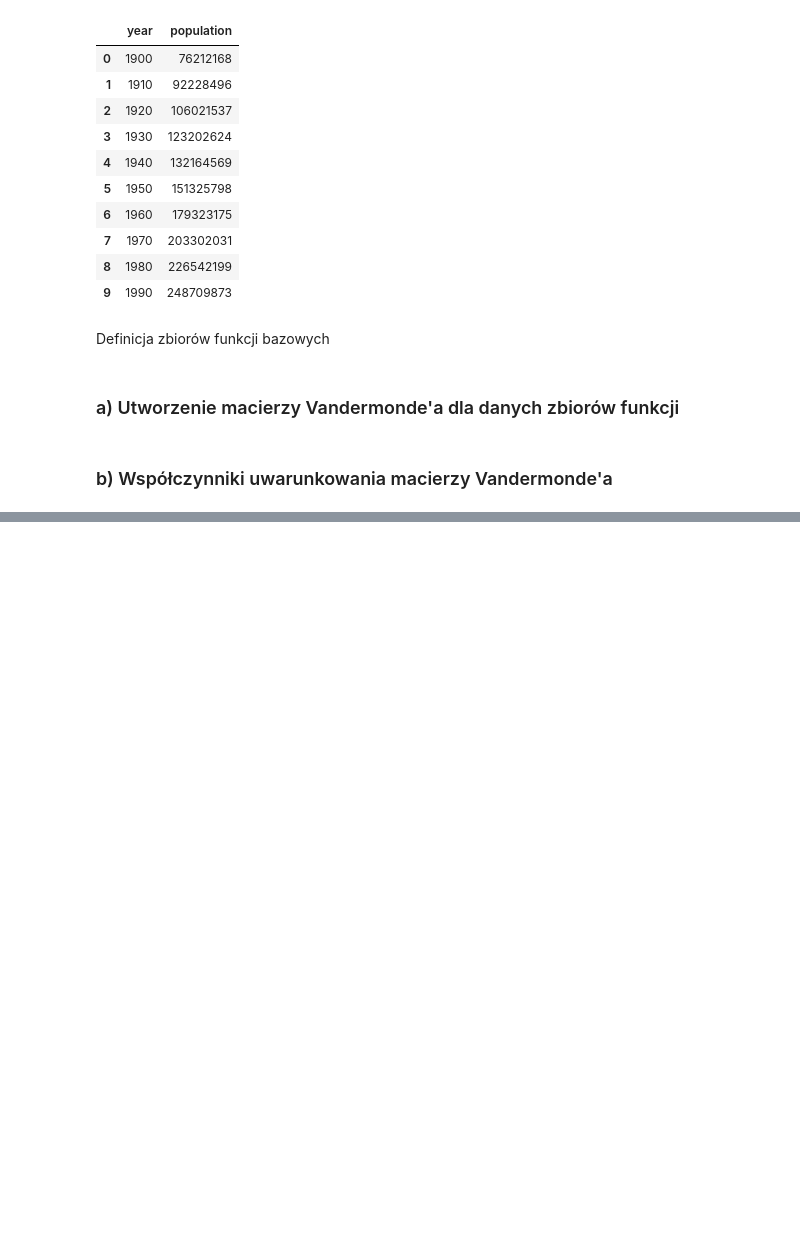
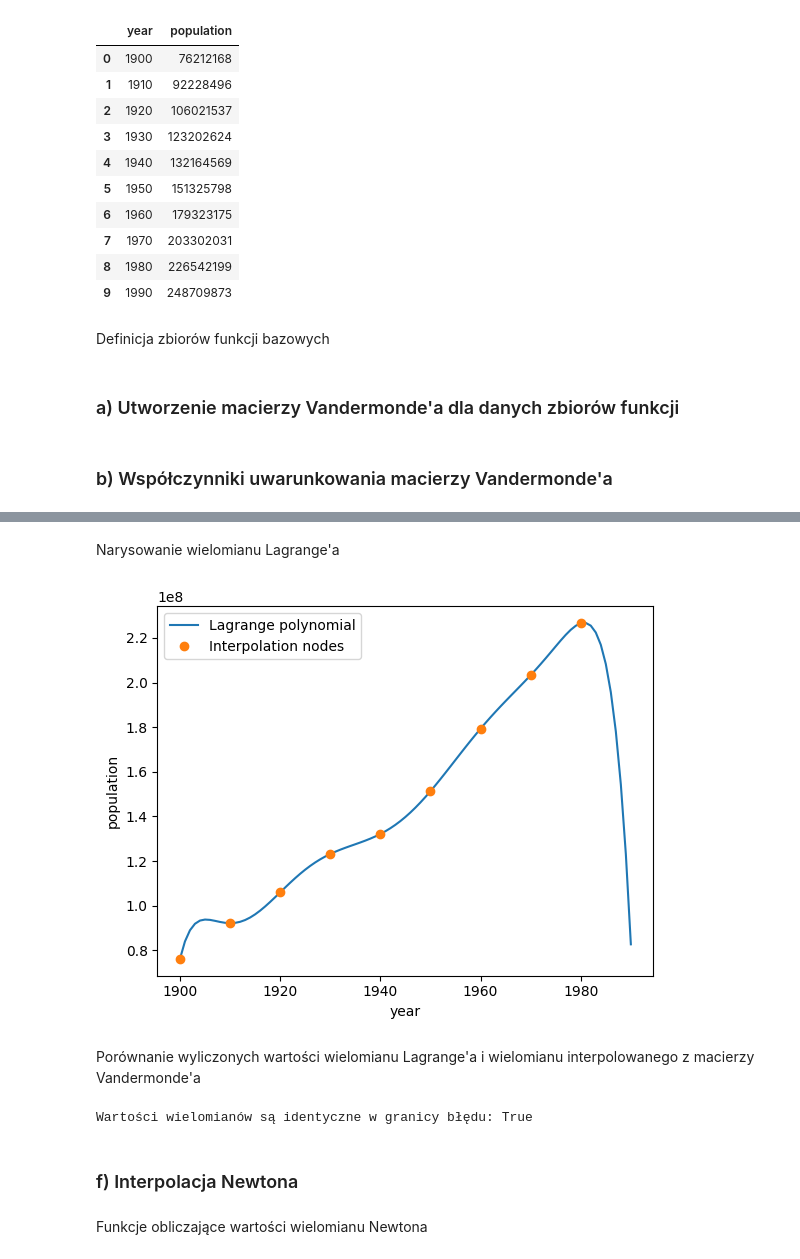
Before and after one commit to Mosder/agh, a Jupyter notebook: sem4/mownit/lab03/zadanie.ipynb, the cells around one changed output, grey strips where cells are left out. Drawn from its saved outputs; the diff is of its cells as text; code cells hidden in the pictures; blank space fills up the shorter version.

```diff
--- a/sem4/mownit/lab03/zadanie.ipynb
+++ b/sem4/mownit/lab03/zadanie.ipynb
@@ -280,0 +136,55 @@ print_confusion_matrix(get_prediction(linear_data_validation, data_training_line
+# %%
+# calculate lagrange numerator
+def lagrange_numerator(points, index, x):
+    xs = points[:,0]
+    factors = x - xs[xs != xs[index]]
+    return np.prod(factors)
+
+# calculate lagrange denominator
+def lagrange_denominator(points, index):
+    xs = points[:,0]
+    factors = xs[index] - xs[xs != xs[index]]
+    return np.prod(factors)
+
+# calculate lagrange polynomial values (pass denominators to avoid unnecessert recomputation)
+def lagrange_value(points, x, denominators):
+    result = 0
+    for index, point in enumerate(points):
+        result += point[1] * lagrange_numerator(points, index, x) / denominators[index]
+    return result
+# %% [markdown]
+Narysowanie wielomianu Lagrange'a
+# %%
+# define x and y values
+points = np.float64(population_data[population_data['year'] <= 1980].values)
+denominators = [lagrange_denominator(points, index) for index in range(len(points))]
+ys_lagrange = [lagrange_value(points, x, denominators) for x in xs]
+
+# add plot of interpolated polynomial and points
+plt.plot(xs, ys_lagrange, label="Lagrange polynomial")
+plt.plot(
+    population_data[population_data['year'] <= 1980]['year'],
+    population_data[population_data['year'] <= 1980]['population'],
+    marker='o',
+    linestyle='',
+    label="Interpolation nodes"
+)
+# add axes labels
+plt.xlabel("year")
+plt.ylabel("population")
+# show with legend
+plt.legend()
+plt.show()
+# %% [output]
+[figure, added]
+# %% [markdown]
+Porównanie wyliczonych wartości wielomianu Lagrange'a i wielomianu interpolowanego z macierzy Vandermonde'a
+# %%
+# compare calculated values of polynomial
+print(f"Wartości wielomianów są identyczne w granicy błędu: {np.allclose(ys_vandermonde, ys_lagrange)}")
+# %% [output]
+Wartości wielomianów są identyczne w granicy błędu: True
+# %% [markdown]
+<h3>f) Interpolacja Newtona</h3>
+# %% [markdown]
+Funkcje obliczające wartości wielomianu Newtona
```
Also changed, not shown: parts of 75 cells of this notebook, 1 other file.
